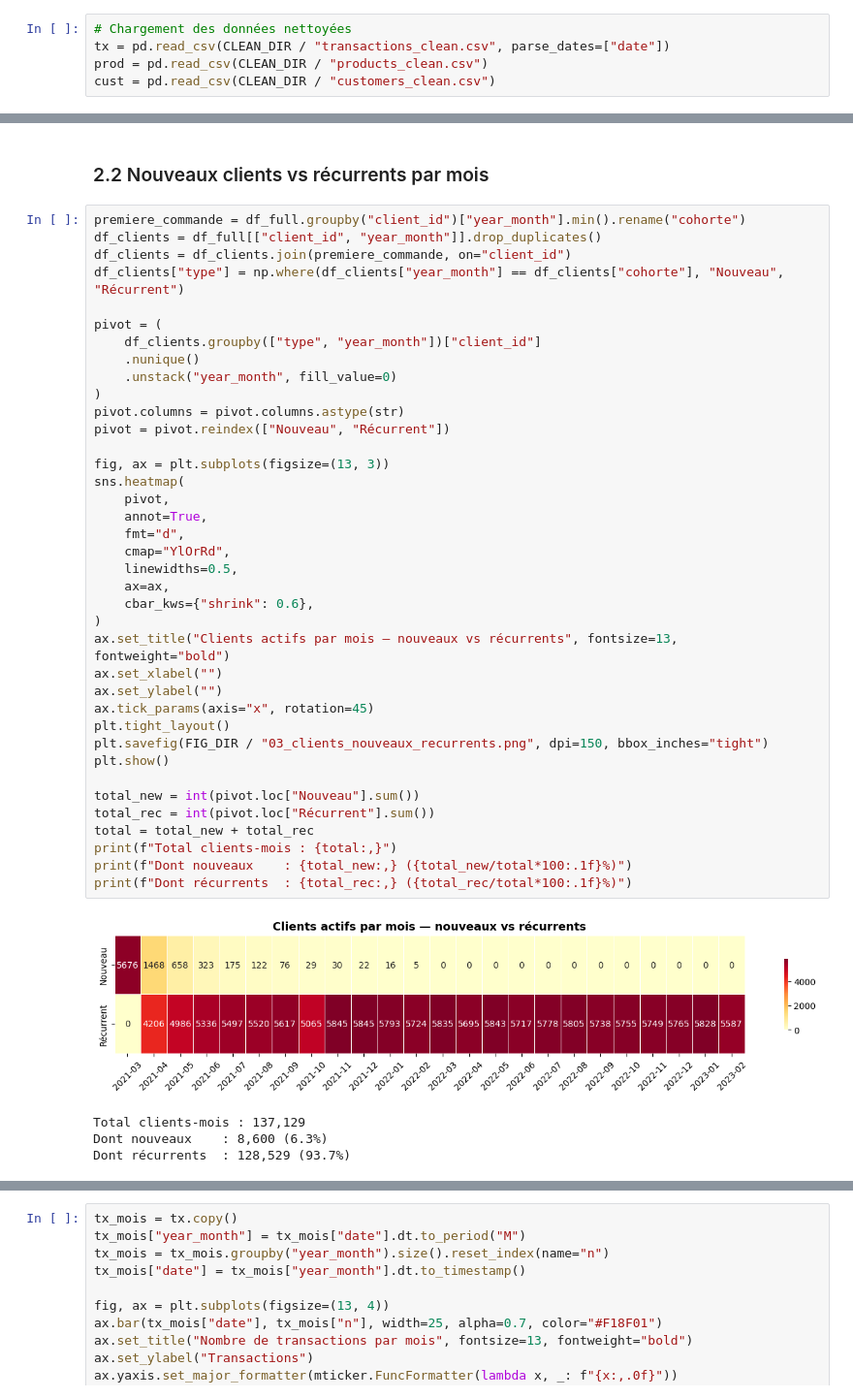
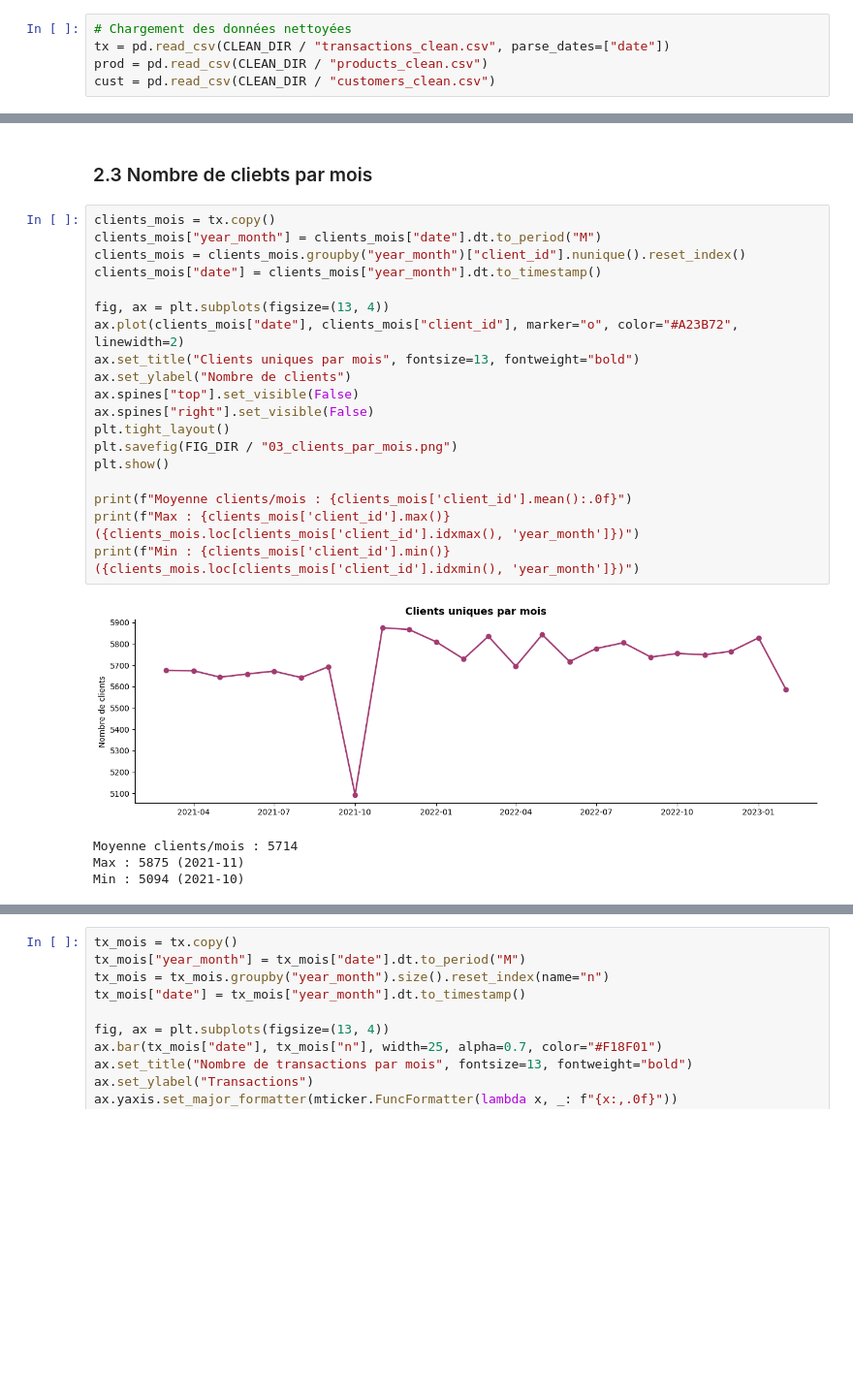
Before and after one commit to Elicesjo/PROJET-7-, a Jupyter notebook: projet9_lapage.ipynb, the cells around one changed output, grey strips where cells are left out. Shown at 97% size. Saved outputs shown, nothing was run; the diff lists cells and outputs as text; blank space fills up the shorter version.

```diff
--- a/projet9_lapage.ipynb
+++ b/projet9_lapage.ipynb
@@ -337,46 +304,27 @@ categ
 # %% [markdown]
-### 2.2 Nouveaux clients vs récurrents par mois
+### 2.3 Nombre de cliebts par mois
 # %%
-premiere_commande = df_full.groupby("client_id")["year_month"].min().rename("cohorte")
-df_clients = df_full[["client_id", "year_month"]].drop_duplicates()
-df_clients = df_clients.join(premiere_commande, on="client_id")
-df_clients["type"] = np.where(df_clients["year_month"] == df_clients["cohorte"], "Nouveau", "Récurrent")
+clients_mois = tx.copy()
+clients_mois["year_month"] = clients_mois["date"].dt.to_period("M")
+clients_mois = clients_mois.groupby("year_month")["client_id"].nunique().reset_index()
+clients_mois["date"] = clients_mois["year_month"].dt.to_timestamp()
 
-pivot = (
-    df_clients.groupby(["type", "year_month"])["client_id"]
-    .nunique()
-    .unstack("year_month", fill_value=0)
-)
-pivot.columns = pivot.columns.astype(str)
-pivot = pivot.reindex(["Nouveau", "Récurrent"])
-
-fig, ax = plt.subplots(figsize=(13, 3))
-sns.heatmap(
-    pivot,
-    annot=True,
-    fmt="d",
-    cmap="YlOrRd",
-    linewidths=0.5,
-    ax=ax,
-    cbar_kws={"shrink": 0.6},
-)
-ax.set_title("Clients actifs par mois — nouveaux vs récurrents", fontsize=13, fontweight="bold")
-ax.set_xlabel("")
-ax.set_ylabel("")
-ax.tick_params(axis="x", rotation=45)
+fig, ax = plt.subplots(figsize=(13, 4))
+ax.plot(clients_mois["date"], clients_mois["client_id"], marker="o", color="#A23B72", linewidth=2)
+ax.set_title("Clients uniques par mois", fontsize=13, fontweight="bold")
+ax.set_ylabel("Nombre de clients")
+ax.spines["top"].set_visible(False)
+ax.spines["right"].set_visible(False)
 plt.tight_layout()
-plt.savefig(FIG_DIR / "03_clients_nouveaux_recurrents.png", dpi=150, bbox_inches="tight")
+plt.savefig(FIG_DIR / "03_clients_par_mois.png")
 plt.show()
 
-total_new = int(pivot.loc["Nouveau"].sum())
-total_rec = int(pivot.loc["Récurrent"].sum())
-total = total_new + total_rec
-print(f"Total clients-mois : {total:,}")
-print(f"Dont nouveaux    : {total_new:,} ({total_new/total*100:.1f}%)")
-print(f"Dont récurrents  : {total_rec:,} ({total_rec/total*100:.1f}%)")
+print(f"Moyenne clients/mois : {clients_mois['client_id'].mean():.0f}")
+print(f"Max : {clients_mois['client_id'].max()} ({clients_mois.loc[clients_mois['client_id'].idxmax(), 'year_month']})")
+print(f"Min : {clients_mois['client_id'].min()} ({clients_mois.loc[clients_mois['client_id'].idxmin(), 'year_month']})")
 # %% [output]
-[figure, old version]
+[figure, new version]
-Total clients-mois : 137,129
-Dont nouveaux    : 8,600 (6.3%)
-Dont récurrents  : 128,529 (93.7%)
+Moyenne clients/mois : 5714
+Max : 5875 (2021-11)
+Min : 5094 (2021-10)
 # %% [markdown]
```
Also changed, not shown: parts of 74 cells of this notebook.
